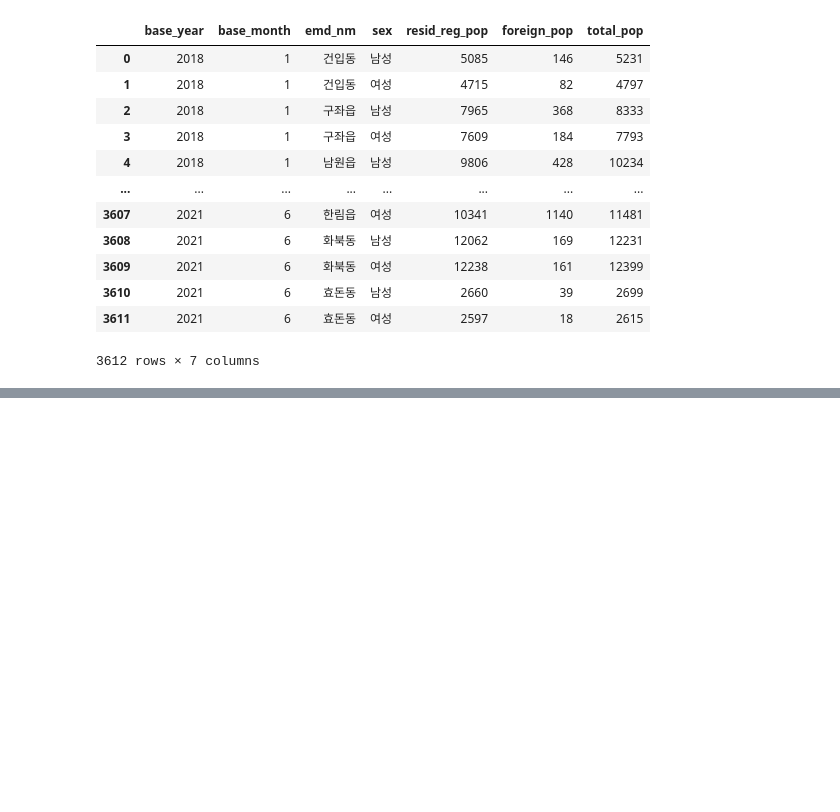
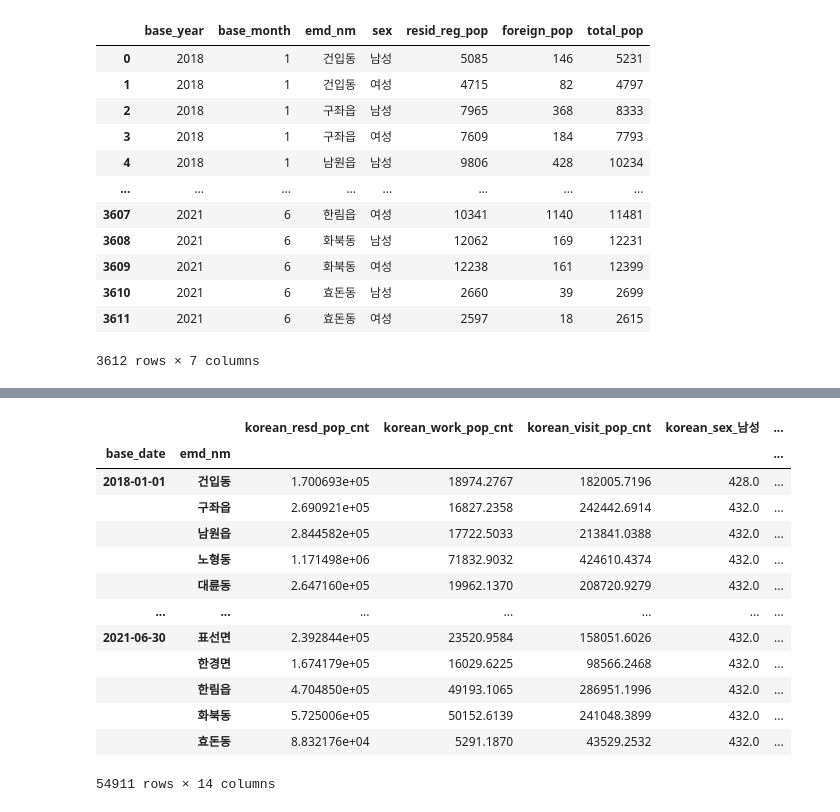
Before and after one commit to songmin9813/ECO_Jeju, a Jupyter notebook: Sungmin/Study/base_table.ipynb, the cells around one changed output, grey strips where cells are left out. Saved outputs shown, nothing was run; the diff lists cells and outputs as text; code cells hidden in the pictures; blank space fills up the shorter version.

```diff
--- a/Sungmin/Study/base_table.ipynb
+++ b/Sungmin/Study/base_table.ipynb
@@ -744,3 +744,8 @@ f.close()
 f = open("C:/Users/mitha/OneDrive/바탕 화면/new_datas/base_table.pkl", 'wb')
 pickle.dump(result,f)
 f.close()
+# %%
+fread=open("C:/Users/mitha/OneDrive/바탕 화면/new_datas/korean_group.pkl", 'rb')
+korean=pickle.load(fread)
+fread.close()
+korean.head()
@@ -746,0 +760,2 @@ f.close()
+# %%
+korean.drop(['resd_그외','resd_제주'],axis=1,inplace=True)
@@ -746,0 +779,8 @@ f.close()
+# %%
+old_cols=list(korean.columns)
+new_cols=[]
+for value in old_cols:
+    value='korean_'+value
+    new_cols.append(value)
+korean.columns=new_cols
+korean
@@ -746,0 +802,19 @@ f.close()
+# %%
+temp_korean=korean.groupby(['base_date','emd_nm'])
+new_korean=temp_korean.sum()
+new_korean
+# %% [output]
+|  |  | korean_resd_pop_cnt | korean_work_pop_cnt | korean_visit_pop_cnt | korean_sex_남성 | ... |
+| base_date | emd_nm |  |  |  |  | ... |
+| 2018-01-01 | 건입동 | 1.700693e+05 | 18974.2767 | 182005.7196 | 428.0 | ... |
+|  | 구좌읍 | 2.690921e+05 | 16827.2358 | 242442.6914 | 432.0 | ... |
+|  | 남원읍 | 2.844582e+05 | 17722.5033 | 213841.0388 | 432.0 | ... |
+|  | 노형동 | 1.171498e+06 | 71832.9032 | 424610.4374 | 432.0 | ... |
+|  | 대륜동 | 2.647160e+05 | 19962.1370 | 208720.9279 | 432.0 | ... |
+| ... | ... | ... | ... | ... | ... | ... |
+| 2021-06-30 | 표선면 | 2.392844e+05 | 23520.9584 | 158051.6026 | 432.0 | ... |
+|  | 한경면 | 1.674179e+05 | 16029.6225 | 98566.2468 | 432.0 | ... |
+|  | 한림읍 | 4.704850e+05 | 49193.1065 | 286951.1996 | 432.0 | ... |
+|  | 화북동 | 5.725006e+05 | 50152.6139 | 241048.3899 | 432.0 | ... |
+|  | 효돈동 | 8.832176e+04 | 5291.1870 | 43529.2532 | 432.0 | ... |
+54911 rows × 14 columns
```
Also changed, not shown: parts of 6 cells of this notebook, 2 other files.
